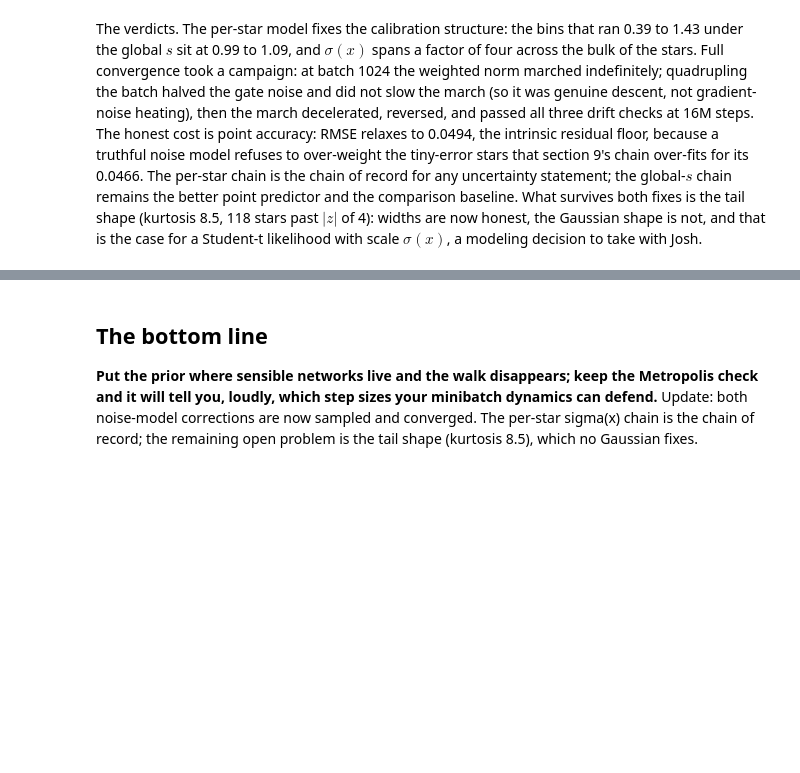
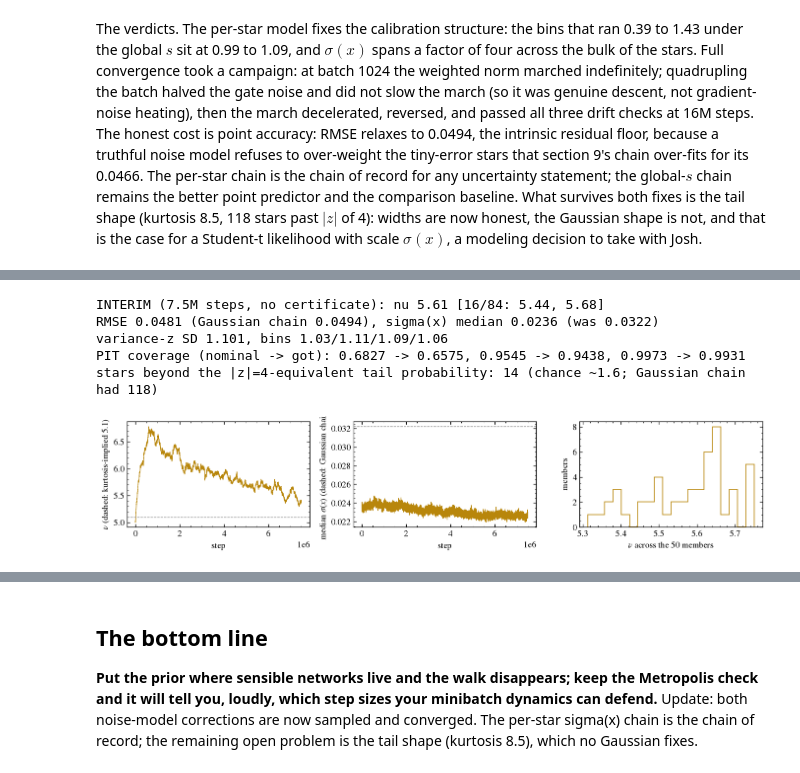
Before and after one commit to YasirAlsugair/ray-tracing-sampler-experiments, a Jupyter notebook: exp7_gaia_posterior.ipynb, the cells around one changed output, grey strips where cells are left out. Cells and saved outputs as stored; diff of their text form; code cells hidden in the pictures; blank space fills up the shorter version.

```diff
--- a/exp7_gaia_posterior.ipynb
+++ b/exp7_gaia_posterior.ipynb
@@ -881,0 +1000,59 @@ to take with Josh.
+# %%
+import exp7_gaia_t as tmod
+from scipy import stats as sstats
+
+tp = np.load(TAB / "exp7t_pack_leg15.npz")
+nu_members = 2.0 + np.exp(1.6 + tp["members"][:, 0])
+
+fig, axes = plt.subplots(1, 3, figsize=(12, 2.6))
+step_x = np.arange(len(tp["misfit"])) * 250
+axes[0].plot(step_x, tp["nu"], color=BLUE, lw=0.8)
+axes[0].axhline(5.1, color=GRAY, ls="--", lw=0.8)
+axes[0].set_xlabel("step"); axes[0].set_ylabel(r"$\nu$ (dashed: kurtosis-implied 5.1)")
+axes[1].plot(step_x, tp["sig_med"], color=BLUE, lw=0.8)
+axes[1].axhline(0.0322, color=GRAY, ls="--", lw=0.8)
+axes[1].set_xlabel("step"); axes[1].set_ylabel(r"median $\sigma(x)$ (dashed: Gaussian chain)")
+axes[2].hist(nu_members, bins=20, histtype="step", color=BLUE)
+axes[2].set_xlabel(r"$\nu$ across the 50 members"); axes[2].set_ylabel("members")
+fig.tight_layout()
+
+tmodel = tmod.make_model()
+mus_t, sigs_t = [], []
+with torch.no_grad():
+    Xt = torch.tensor(test_Xs, device=tmod.DEV)
+    for st in tp["members"]:
+        tmod.load_flat(tmodel, st)
+        mu, r = tmodel.mu_r(Xt)
+        mus_t.append(mu.cpu().numpy())
+        sigs_t.append(np.exp(-3.0 + r.cpu().numpy()))
+mus_t, sigs_t = np.array(mus_t), np.array(sigs_t)
+mu_t = mus_t.mean(0)
+c2_t = test_e**2 + sigs_t**2                      # (50, N) per-member scale^2
+var_t = (c2_t * (nu_members / (nu_members - 2.0))[:, None]).mean(0) + mus_t.var(0)
+z_t = (test_y - mu_t) / np.sqrt(var_t)
+
+pit = np.zeros(len(test_y))
+for m in range(len(mus_t)):
+    pit += sstats.t.cdf((test_y - mus_t[m]) / np.sqrt(c2_t[m]), df=nu_members[m])
+pit /= len(mus_t)
+p4 = 2.0 * sstats.norm.sf(4.0)
+p_two = 2.0 * np.minimum(pit, 1.0 - pit)
+
+print(f"INTERIM (7.5M steps, no certificate): nu {np.median(nu_members):.2f} "
+      f"[16/84: {np.percentile(nu_members, 16):.2f}, {np.percentile(nu_members, 84):.2f}]")
+print(f"RMSE {np.sqrt(((mu_t - test_y)**2).mean()):.4f} (Gaussian chain 0.0494), "
+      f"sigma(x) median {np.median(np.median(sigs_t, 0)):.4f} (was 0.0322)")
+print(f"variance-z SD {z_t.std():.3f}, bins "
+      f"{'/'.join(f'{b:.2f}' for b in binstds(z_t))}")
+print("PIT coverage (nominal -> got): " + ", ".join(
+    f"{nom:.4f} -> {(np.abs(pit - 0.5) < nom / 2).mean():.4f}"
+    for nom in (0.6827, 0.9545, 0.9973)))
+print(f"stars beyond the |z|=4-equivalent tail probability: "
+      f"{int((p_two < p4).sum())} (chance ~{p4 * len(pit):.1f}; Gaussian chain had 118)")
+# %% [output]
+INTERIM (7.5M steps, no certificate): nu 5.61 [16/84: 5.44, 5.68]
+RMSE 0.0481 (Gaussian chain 0.0494), sigma(x) median 0.0236 (was 0.0322)
+variance-z SD 1.101, bins 1.03/1.11/1.09/1.06
+PIT coverage (nominal -> got): 0.6827 -> 0.6575, 0.9545 -> 0.9438, 0.9973 -> 0.9931
+stars beyond the |z|=4-equivalent tail probability: 14 (chance ~1.6; Gaussian chain had 118)
+[figure, added]
```
Also changed, not shown: parts of 6 cells of this notebook.
